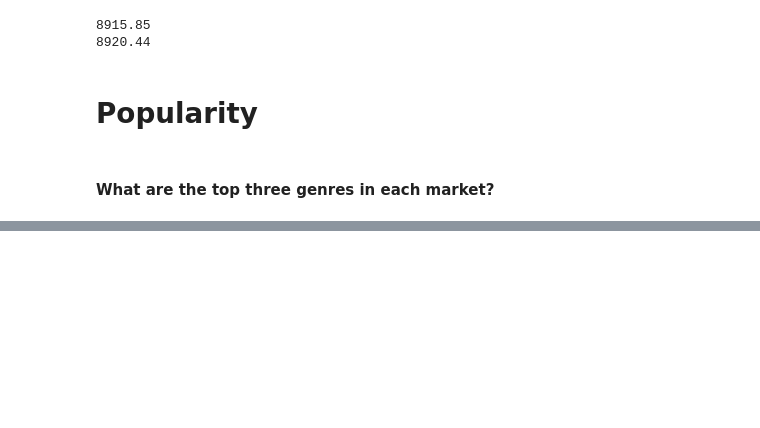
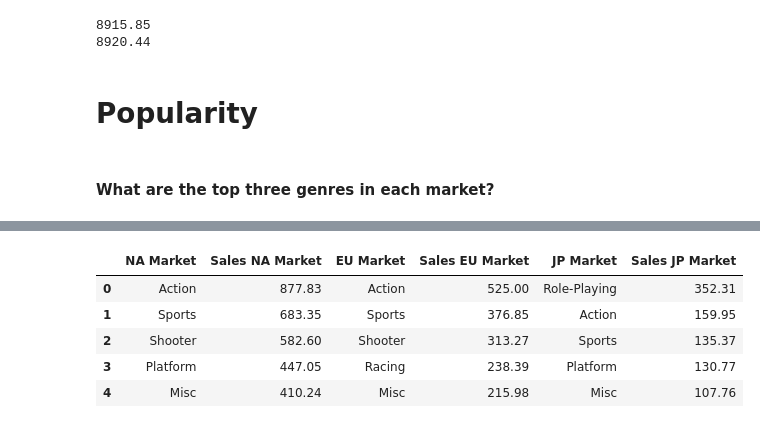
Before and after one commit to SymetryGroup/video-game-sales-eda, a Jupyter notebook: GameAnalysis.ipynb, the cells around one changed output, grey strips where cells are left out. Drawn from its saved outputs; the diff is of its cells as text; code cells hidden in the pictures; blank space fills up the shorter version.

```diff
--- a/GameAnalysis.ipynb
+++ b/GameAnalysis.ipynb
@@ -150,0 +192,18 @@ KeyError: 'NA_Sales'
+# %%
+na_market = pd.DataFrame({
+    "NA Market": df.groupby("Genre")["NA_Sales"].sum().nlargest(5).index,
+    "Sales NA Market": df.groupby("Genre")["NA_Sales"].sum().nlargest(5).values,
+    "EU Market": df.groupby("Genre")["EU_Sales"].sum().nlargest(5).index,
+    "Sales EU Market": df.groupby("Genre")["EU_Sales"].sum().nlargest(5).values,
+    "JP Market" : df.groupby("Genre")["JP_Sales"].sum().nlargest(5).index,
+    "Sales JP Market" : df.groupby("Genre")["JP_Sales"].sum().nlargest(5).values
+})
+
+display(na_market)
+# %% [output]
+|  | NA Market | Sales NA Market | EU Market | Sales EU Market | JP Market | Sales JP Market |
+| 0 | Action | 877.83 | Action | 525.00 | Role-Playing | 352.31 |
+| 1 | Sports | 683.35 | Sports | 376.85 | Action | 159.95 |
+| 2 | Shooter | 582.60 | Shooter | 313.27 | Sports | 135.37 |
+| 3 | Platform | 447.05 | Racing | 238.39 | Platform | 130.77 |
+| 4 | Misc | 410.24 | Misc | 215.98 | Misc | 107.76 |
```
Also changed, not shown: parts of 4 cells of this notebook.
